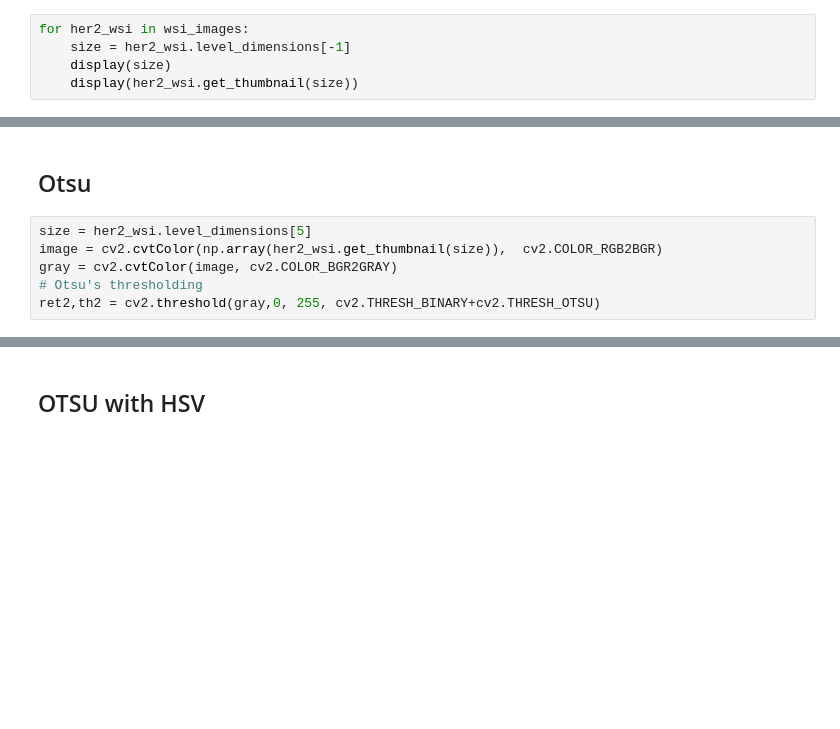
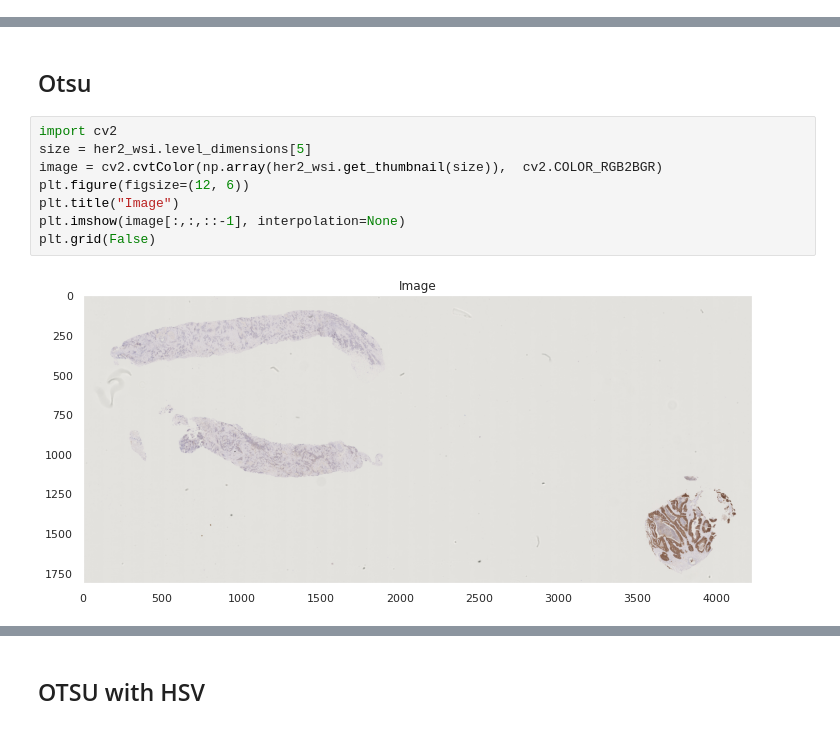
Before and after one commit to sborquez/her2bdl, a Jupyter notebook: notebooks/Exploratory Data Analysis.ipynb, the cells around one changed output, grey strips where cells are left out. Cells and saved outputs as stored; diff of their text form; blank space fills up the shorter version.

```diff
--- a/notebooks/Exploratory Data Analysis.ipynb
+++ b/notebooks/Exploratory Data Analysis.ipynb
@@ -130,6 +187 @@ describe_wsi(her2_wsi)
-# %%
-for her2_wsi in wsi_images:
-    size = her2_wsi.level_dimensions[-1]
-    display(size)
-    display(her2_wsi.get_thumbnail(size))
 # %% [markdown]
@@ -139,9 +193,13 @@ display_wsi_sizes_distribution(train_dataset, "Train Set")
 # %% [markdown]
 ## Otsu
-# %%
-size = her2_wsi.level_dimensions[5]
-image = cv2.cvtColor(np.array(her2_wsi.get_thumbnail(size)),  cv2.COLOR_RGB2BGR)
-gray = cv2.cvtColor(image, cv2.COLOR_BGR2GRAY)
-# Otsu's thresholding
-ret2,th2 = cv2.threshold(gray,0, 255, cv2.THRESH_BINARY+cv2.THRESH_OTSU)
+# %%
+import cv2
+size = her2_wsi.level_dimensions[5]
+image = cv2.cvtColor(np.array(her2_wsi.get_thumbnail(size)),  cv2.COLOR_RGB2BGR)
+plt.figure(figsize=(12, 6))
+plt.title("Image")
+plt.imshow(image[:,:,::-1], interpolation=None)
+plt.grid(False)
+# %% [output]
+[figure, added]
 # %%
```
Also changed, not shown: parts of 34 cells of this notebook, 2 other files.
